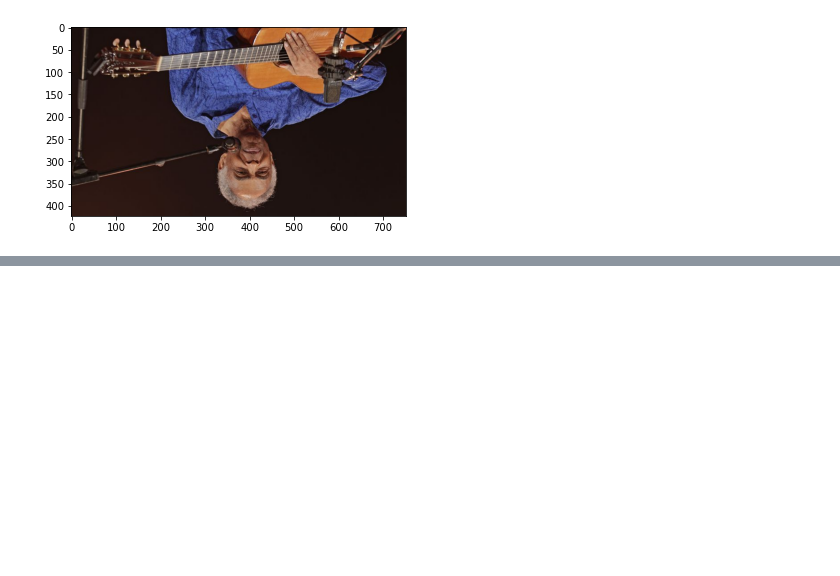
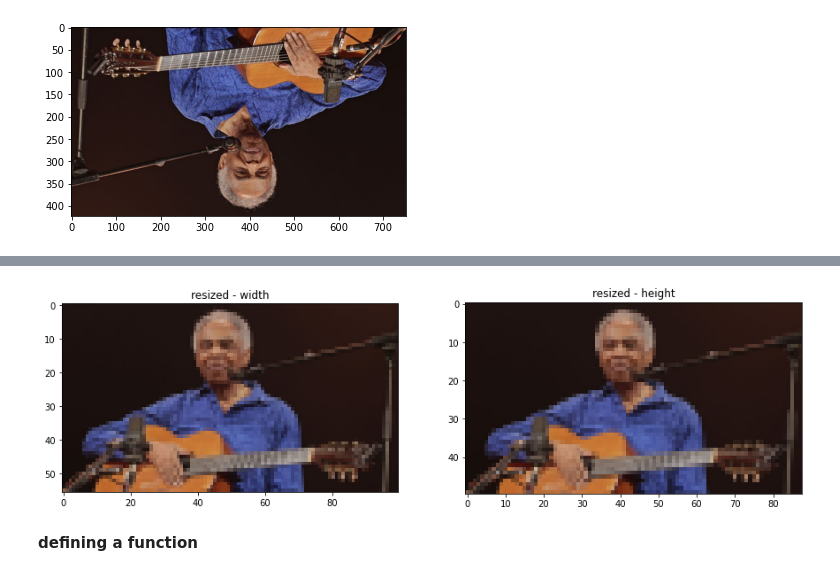
Before and after one commit to IgorMeloS/OpenCV_Training, a Jupyter notebook: OpenCV/1 - Basics OpenCV/image_transformation.ipynb, the cells around one changed output, grey strips where cells are left out. Saved outputs shown, nothing was run; the diff lists cells and outputs as text; code cells hidden in the pictures; blank space fills up the shorter version.

```diff
--- a/OpenCV/1 - Basics OpenCV/image_transformation.ipynb
+++ b/OpenCV/1 - Basics OpenCV/image_transformation.ipynb
@@ -127,0 +164,13 @@ plt.imshow(cv2.cvtColor(rotated, cv2.COLOR_BGR2RGB))
+# %%
+plt.figure(figsize=(15,10))
+plt.subplot(2,2,1)
+plt.title("resized - width")
+plt.imshow(cv2.cvtColor(resized_w, cv2.COLOR_BGR2RGB))
+plt.subplot(2,2,2)
+plt.title("resized - height")
+plt.imshow(cv2.cvtColor(resized_h, cv2.COLOR_BGR2RGB))
+plt.show()
+# %% [output]
+[figure, added]
+# %% [markdown]
+**defining a function**
```
Also changed, not shown: parts of 25 cells of this notebook.
